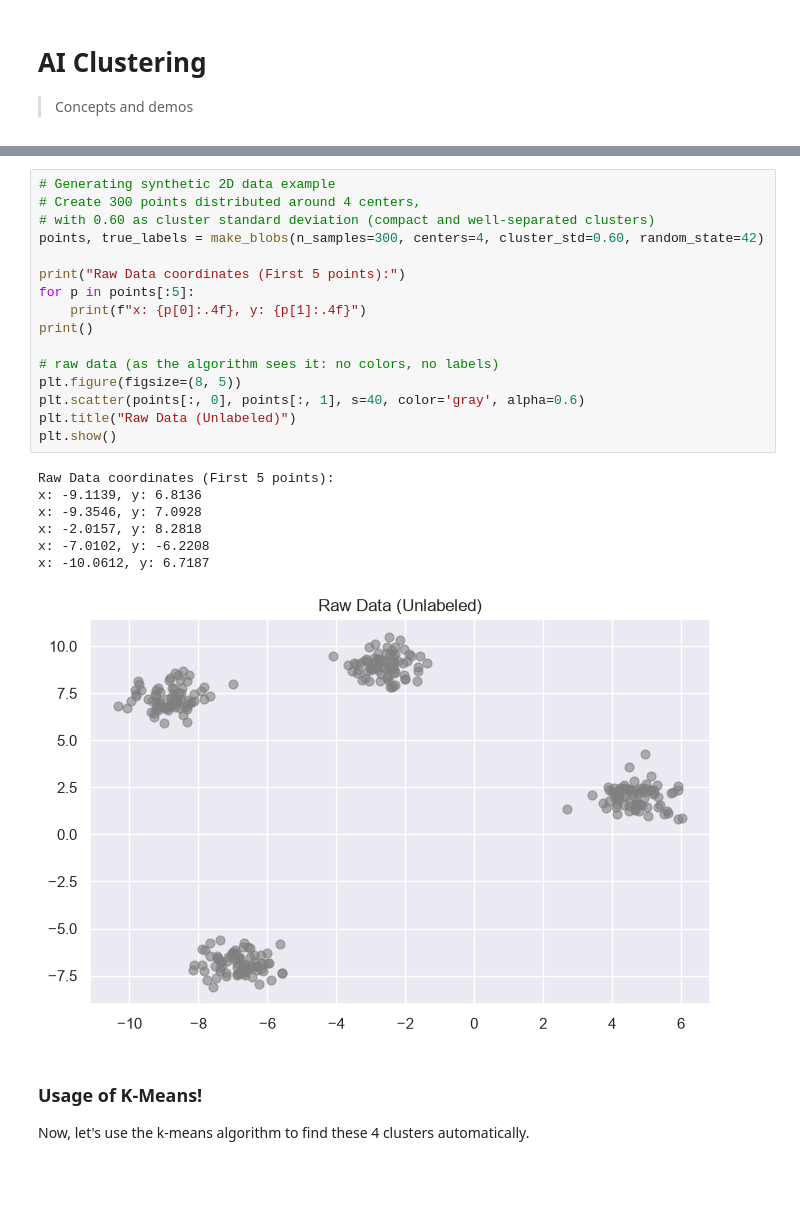
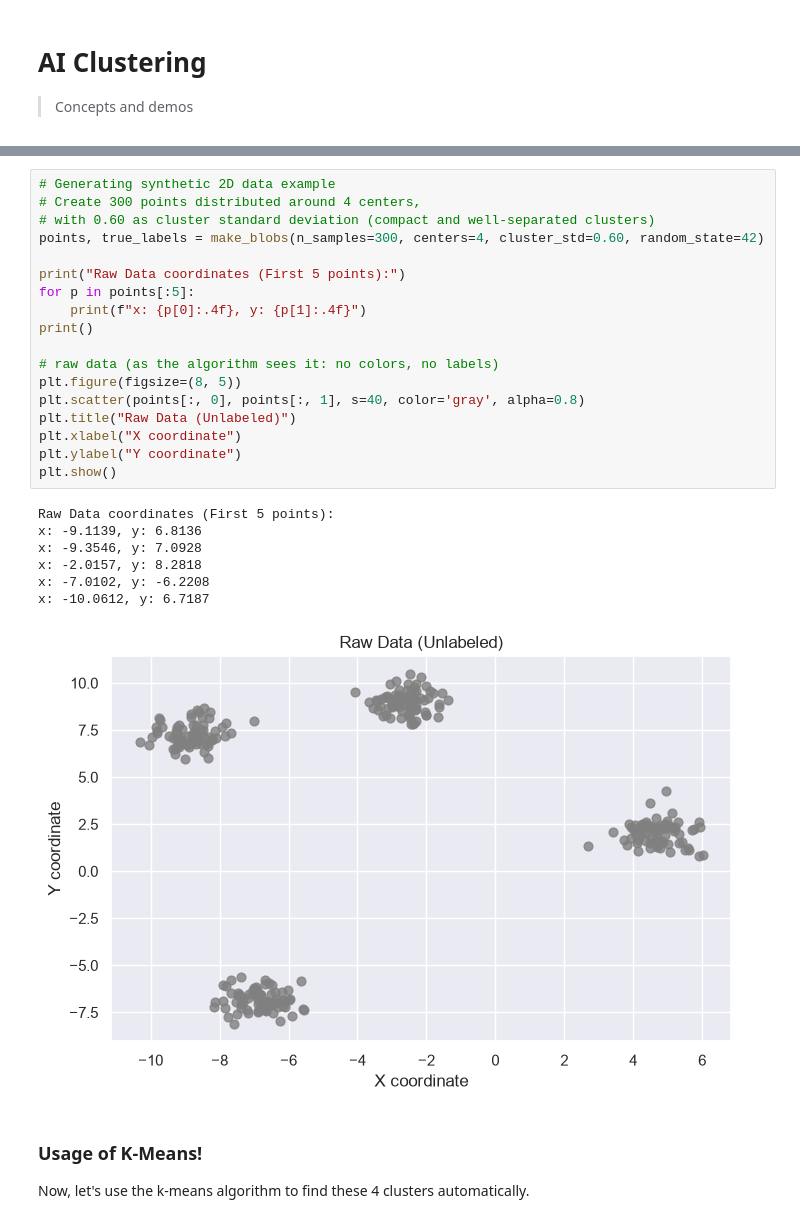
Before and after one commit to gabrielSpassos/ai-sandbox, a Jupyter notebook: clustering-presentation-poc/clustering.ipynb, the cells around one changed output, grey strips where cells are left out. Drawn from its saved outputs; the diff is of its cells as text; blank space fills up the shorter version.

```diff
--- a/clustering-presentation-poc/clustering.ipynb
+++ b/clustering-presentation-poc/clustering.ipynb
@@ -33,27 +121,29 @@ Clustering is an **Unsupervised Machine Learning** technique. Unlike supervised
 # %%
 # Generating synthetic 2D data example
 # Create 300 points distributed around 4 centers,
 # with 0.60 as cluster standard deviation (compact and well-separated clusters)
 points, true_labels = make_blobs(n_samples=300, centers=4, cluster_std=0.60, random_state=42)
 
 print("Raw Data coordinates (First 5 points):")
 for p in points[:5]:
     print(f"x: {p[0]:.4f}, y: {p[1]:.4f}")
 print()
 
 # raw data (as the algorithm sees it: no colors, no labels)
 plt.figure(figsize=(8, 5))
-plt.scatter(points[:, 0], points[:, 1], s=40, color='gray', alpha=0.6)
+plt.scatter(points[:, 0], points[:, 1], s=40, color='gray', alpha=0.8)
 plt.title("Raw Data (Unlabeled)")
+plt.xlabel("X coordinate")
+plt.ylabel("Y coordinate")
 plt.show()
 # %% [output]
 Raw Data coordinates (First 5 points):
 x: -9.1139, y: 6.8136
 x: -9.3546, y: 7.0928
 x: -2.0157, y: 8.2818
 x: -7.0102, y: -6.2208
 x: -10.0612, y: 6.7187
-[figure, old version]
+[figure, new version]
 # %% [markdown]
 ### Usage of K-Means!
 Now, let's use the k-means algorithm to find these 4 clusters automatically.
```
Also changed, not shown: parts of 5 cells of this notebook.
